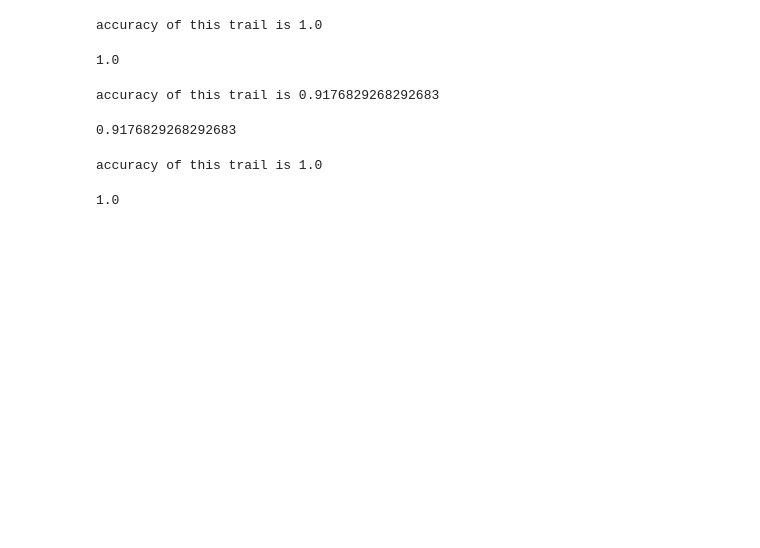
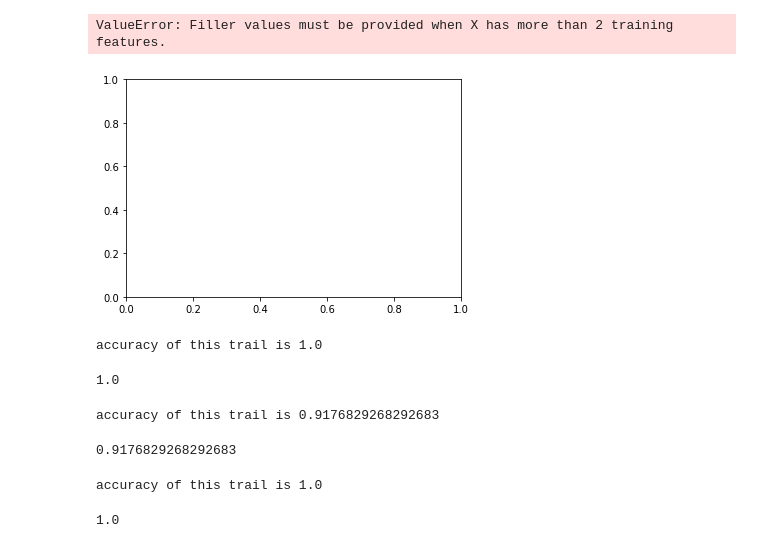
Before and after one commit to LeoGao1/COGS118B_Final_Project, a Jupyter notebook: notebooks/knnwithsklearn.ipynb, the cells around one changed output. Saved outputs shown, nothing was run; the diff lists cells and outputs as text; code cells hidden in the pictures; blank space fills up the shorter version.

```diff
--- a/notebooks/knnwithsklearn.ipynb
+++ b/notebooks/knnwithsklearn.ipynb
@@ -49,0 +55,27 @@ def knnwithsklearn(x_train,y_train,x_test,y_test):
+# %%
+# run knn with sklearn with pca transformed input data
+def knnwithsk_pca(x_train,y_train,x_test,y_test):
+
+    vecs = PCA_calcV(2,x_train)
+    x_pca_train = PCA_transform(vecs,x_train)
+    x_pca_test = PCA_transform(vecs,x_test)
+
+    # implement knn using sklearn
+    knn = KNeighborsClassifier(n_neighbors=2)
+    knn.fit(x_pca_train, y_train)
+
+    # predict y values according to x test
+    y_predict = knn.predict(x_pca_test)
+    y_train_predict = knn.predict(x_pca_train)
+
+    # calculate accuracy of this trail
+    acc = metrics.accuracy_score(y_predict, y_test)
+
+    plot_decision_regions(x_train,y_train1,clf = knn,
+                      legend = 4)
+    plt.title('Knn decision boundary of this trial')
+    plt.show()
+
+    print("accuracy of this trail is "+ str(acc))
+
+    return y_train_predict, y_predict
@@ -50,3 +101,10 @@ def knnwithsklearn(x_train,y_train,x_test,y_test):
+# %%
+x_train1,y_train1,x_test1,y_test1 = getdata('1')
+# %%
+knnwithsk_pca(x_train1,y_train1,x_test1,y_test1)
+# %% [output]
+ValueError: Filler values must be provided when X has more than 2 training features.
+[figure, added]
 # %%
 x_train1,y_train1,x_test1,y_test1 = getdata('1')
 knnwithsklearn(x_train1,y_train1,x_test1,y_test1)
```
Also changed, not shown: parts of 5 cells of this notebook, 3 other files.
